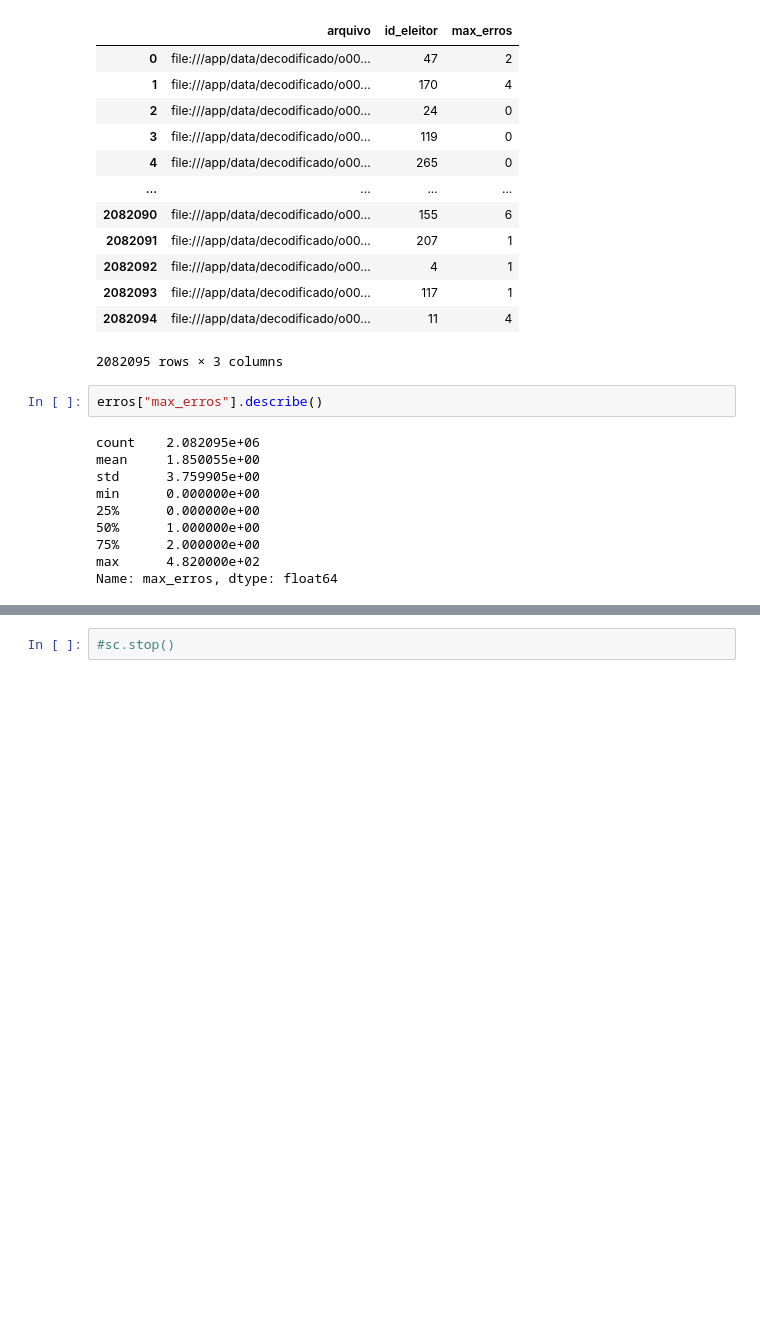
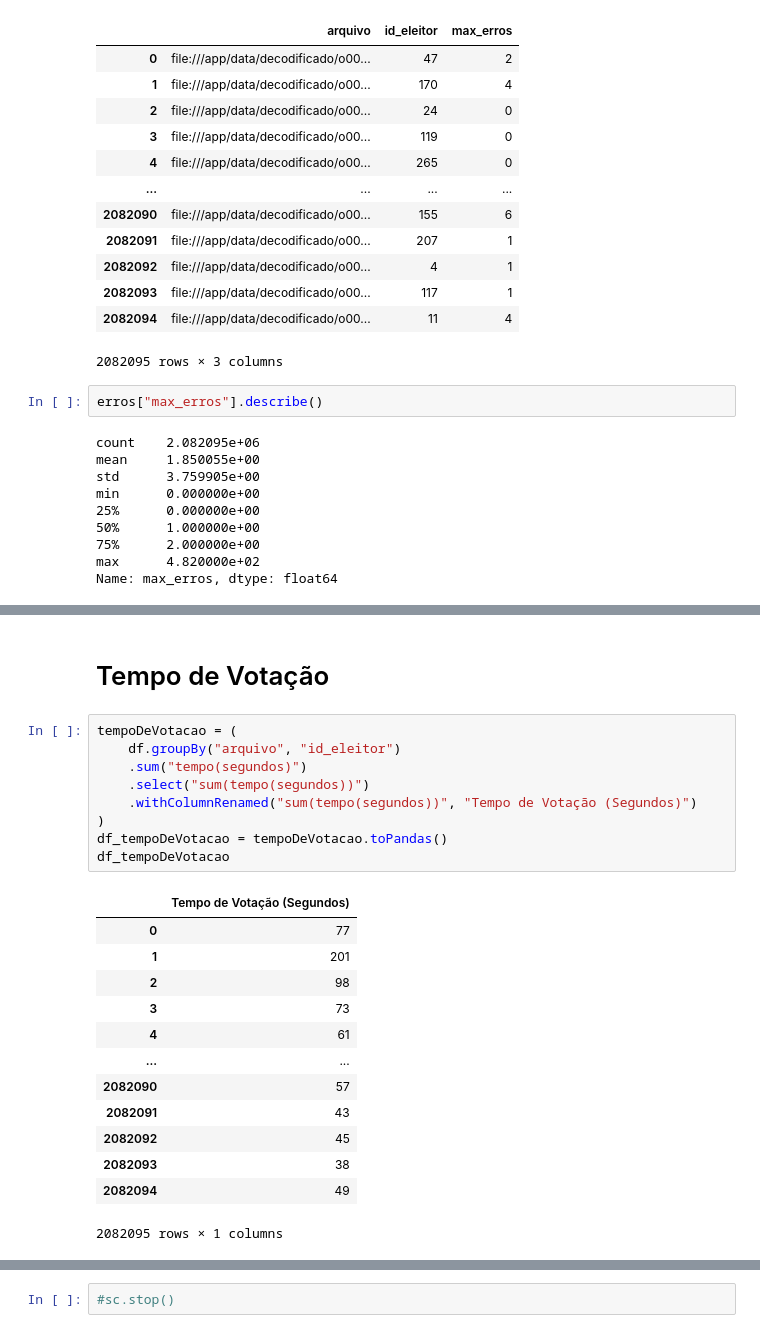
Before and after one commit to victorvieirat/log-urna, a Jupyter notebook: visualizando.ipynb, the cells around one changed output, grey strips where cells are left out. Drawn from its saved outputs; the diff is of its cells as text; blank space fills up the shorter version.

```diff
--- a/visualizando.ipynb
+++ b/visualizando.ipynb
@@ -135,0 +148,25 @@ plt.show()
+# %% [markdown]
+# Tempo de Votação
+# %%
+tempoDeVotacao = (
+    df.groupBy("arquivo", "id_eleitor")
+    .sum("tempo(segundos)")
+    .select("sum(tempo(segundos))")
+    .withColumnRenamed("sum(tempo(segundos))", "Tempo de Votação (Segundos)")
+)
+df_tempoDeVotacao = tempoDeVotacao.toPandas()
+df_tempoDeVotacao
+# %% [output]
+|  | Tempo de Votação (Segundos) |
+| 0 | 77 |
+| 1 | 201 |
+| 2 | 98 |
+| 3 | 73 |
+| 4 | 61 |
+| ... | ... |
+| 2082090 | 57 |
+| 2082091 | 43 |
+| 2082092 | 45 |
+| 2082093 | 38 |
+| 2082094 | 49 |
+2082095 rows × 1 columns
```
Also changed, not shown: parts of 10 cells of this notebook, 7 other files.
